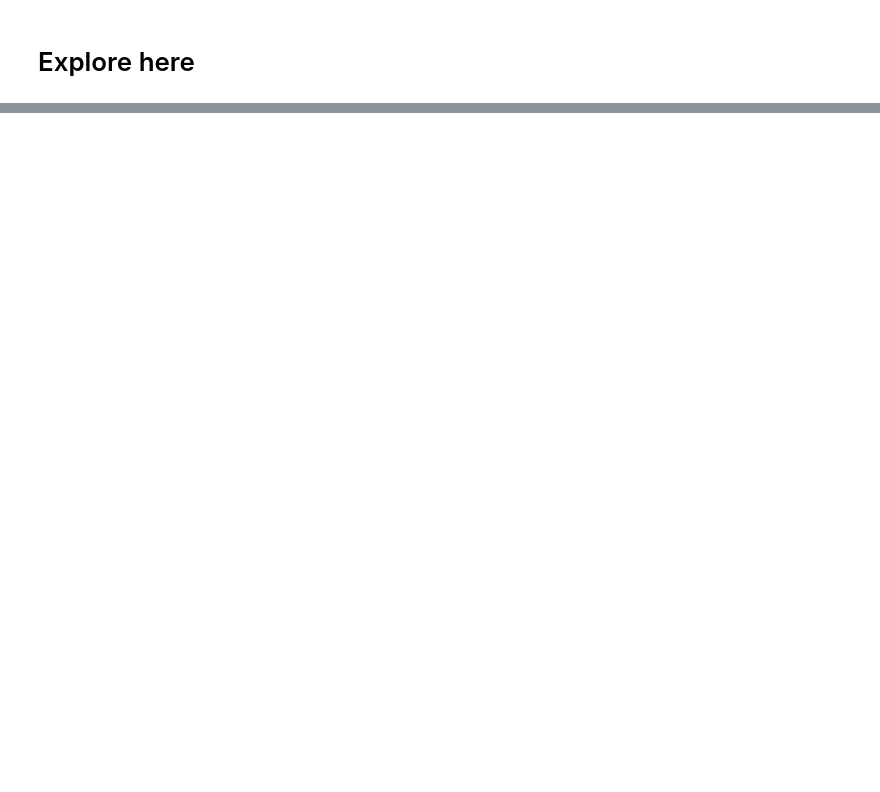
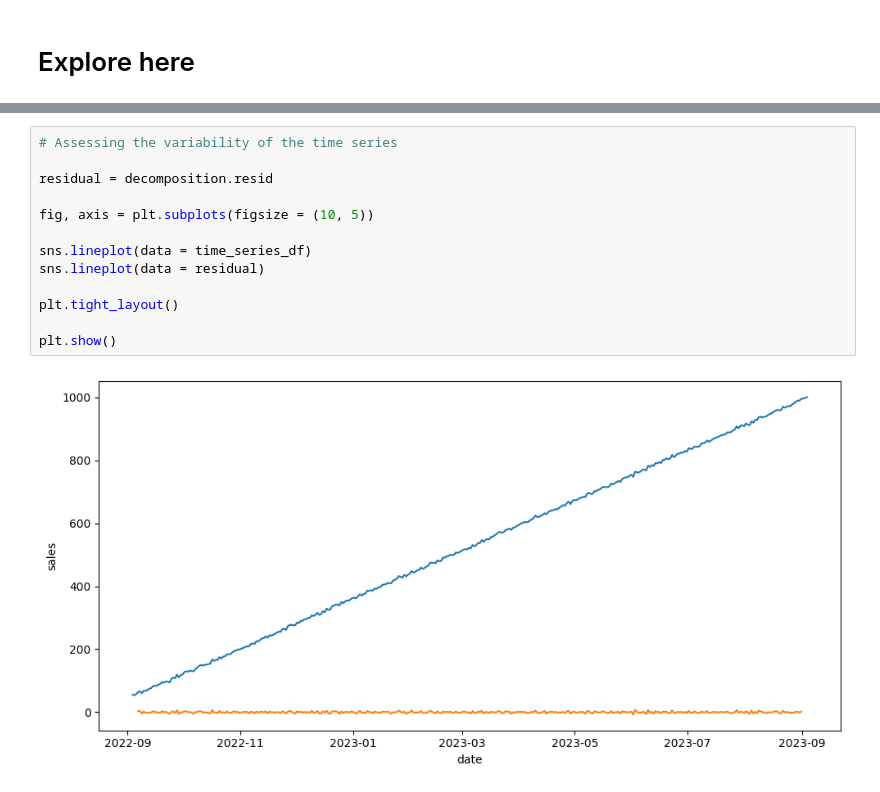
Before and after one commit to 4GeeksAcademy/Kransky_85_Time-Series-Project, a Jupyter notebook: src/explore.ipynb, the cells around one changed output, grey strips where cells are left out. Drawn from its saved outputs; the diff is of its cells as text; blank space fills up the shorter version.

```diff
--- a/src/explore.ipynb
+++ b/src/explore.ipynb
@@ -28,0 +127,15 @@ Store the model in the corresponding folder.
+# %%
+# Assessing the variability of the time series
+
+residual = decomposition.resid
+
+fig, axis = plt.subplots(figsize = (10, 5))
+
+sns.lineplot(data = time_series_df)
+sns.lineplot(data = residual)
+
+plt.tight_layout()
+
+plt.show()
+# %% [output]
+[figure, added]
```
Also changed, not shown: parts of 12 cells of this notebook.
